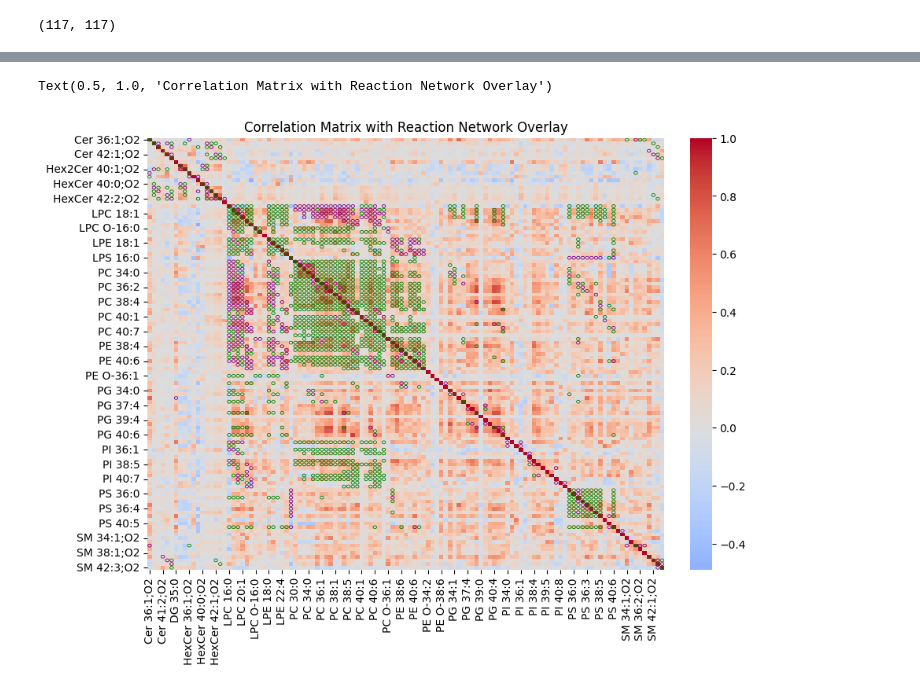
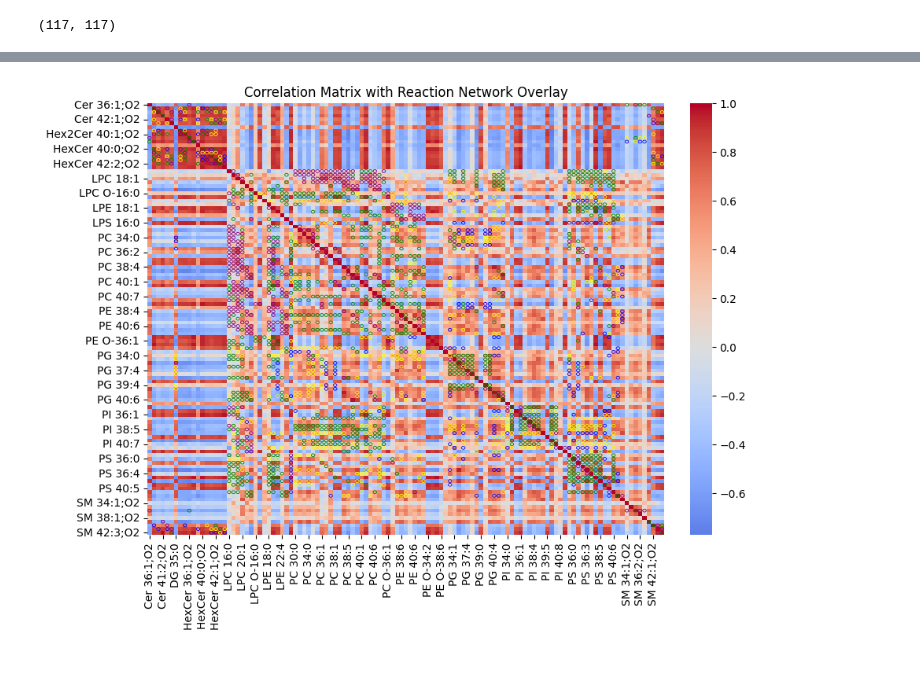
Before and after one commit to LotharBezzon/kineticConstants_test, a Jupyter notebook: lba_data_expl/data_expl.ipynb, the cells around one changed output, grey strips where cells are left out. Drawn from its saved outputs; the diff is of its cells as text; code cells hidden in the pictures.

Commit message:
more figures

```diff
--- a/lba_data_expl/data_expl.ipynb
+++ b/lba_data_expl/data_expl.ipynb
@@ -76,12 +67,12 @@ plt.show()
 # %%
-index = 0
-lipizone_data = data[data['lipizone_names'] == lipizone_names[index]]
+for index in range(10, 30):
+    lipizone_data = data[data['lipizone_names'] == lipizone_names[index]]
 
-fig, axes = plt.subplots(15, 8, figsize=(20, 30), constrained_layout=True)
-for i, lipid in enumerate(lipid_names):
-    ax = axes[i // 8, i % 8]
-    ax.hist(lipizone_data[lipid], bins=30, color='blue', alpha=0.7)
-    ax.set_title(lipid)
-fig.suptitle(f'Lipids concentrations distribution in lipizone: {lipizone_names[index]} of ReferenceAtlas sample', fontsize=16)
-plt.savefig(f'figures/histograms_lipizone_{index}.png')
-#plt.show()
+    fig, axes = plt.subplots(15, 8, figsize=(20, 30), constrained_layout=True)
+    for i, lipid in enumerate(lipid_names):
+        ax = axes[i // 8, i % 8]
+        ax.hist(lipizone_data[lipid], bins=30, color='blue', alpha=0.7)
+        ax.set_title(lipid)
+    fig.suptitle(f'Lipids concentrations distribution in lipizone: {lipizone_names[index]} of ReferenceAtlas sample', fontsize=16)
+    plt.savefig(f'figures/histograms_lipizone_{index}.png')
+    #plt.show()
@@ -120,26 +79,29 @@ Text(0.5, 1.0, 'Correlation Matrix with Reaction Network Overlay')
 # %%
-reax_matrix = np.array(reax_net)
-
-second_neighbors = np.matmul(reax_matrix, reax_matrix)
 import matplotlib.patches as patches
 
-index = 0
-lipizone_data = data[data['lipizone_names'] == lipizone_names[index]]
+#index = 0
+#lipizone_data = data[data['lipizone_names'] == lipizone_names[index]]
 
-correlation_matrix = lipizone_data[lipid_names].corr()
+correlation_matrix = data[lipid_names].corr()
 
 plt.figure(figsize=(9, 7), constrained_layout=True)
+
+# Correlation heatmap
 ax = sns.heatmap(correlation_matrix, cmap='coolwarm', cbar=True, center=0)
-for i in range(len(lipid_names)):
-    for j in range(len(lipid_names)):
-        if reax_matrix[i, j] == 1:
-            circle = patches.Circle((j + 0.5, i + 0.5), radius=0.4, color='purple', fill=False, linewidth=0.6)
-            ax.add_patch(circle)
-        elif second_neighbors[i, j] > 0:
-            circle = patches.Circle((j + 0.5, i + 0.5), radius=0.4, color='green', fill=False, linewidth=0.6)
-            ax.add_patch(circle)
+
+# Add neighbors from reaction network
+colors = ['purple', 'green', 'yellow', 'blue']
+visited_nodes = set()
+for n in range(1, 5):
+    neighbors = nth_nn(n, adj_matrix, indexes_to_remove)
+    for i in range(len(lipid_names)):
+        for j in range(len(lipid_names)):
+            if neighbors[i, j] == 1 and (i, j) not in visited_nodes:
+                circle = patches.Circle((j + 0.5, i + 0.5), radius=0.4, color=colors[n-1], fill=False, linewidth=0.6)
+                ax.add_patch(circle)
+                visited_nodes.add((i, j))
 
 plt.title("Correlation Matrix with Reaction Network Overlay")
+plt.savefig('figures/correlation_network_overlay.png')
 # %% [output]
-Text(0.5, 1.0, 'Correlation Matrix with Reaction Network Overlay')
-[figure, old version]
+[figure, new version]
```
Also changed, not shown: parts of 11 cells of this notebook, 31 other files.
